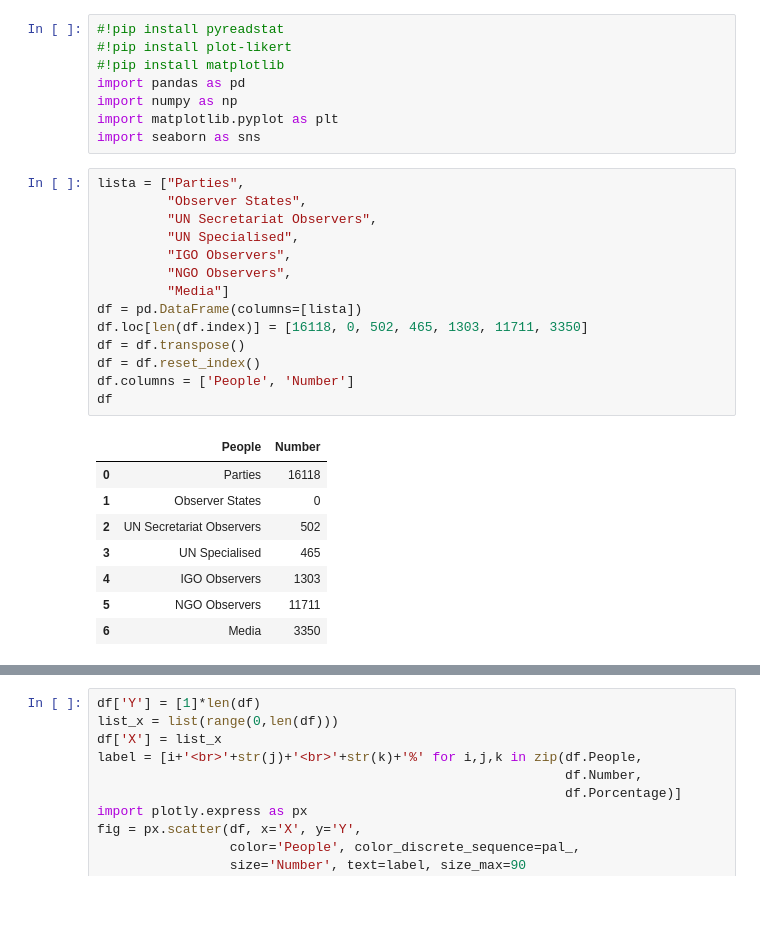
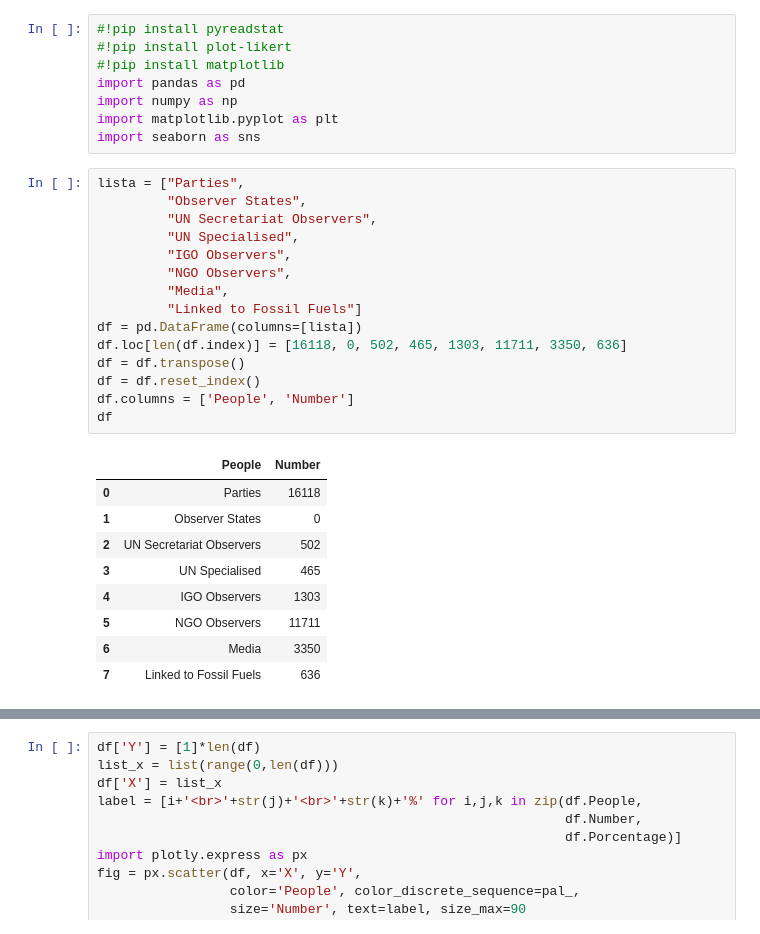
Before and after one commit to PhelaPoscam/FRFI_GOP27, a Jupyter notebook: GOP27.ipynb, the cells around one changed output, grey strips where cells are left out. Saved outputs shown, nothing was run; the diff lists cells and outputs as text; blank space fills up the shorter version.

```diff
--- a/GOP27.ipynb
+++ b/GOP27.ipynb
@@ -11,23 +11,25 @@ import seaborn as sns
 # %%
 lista = ["Parties",
          "Observer States",
          "UN Secretariat Observers",
          "UN Specialised",
          "IGO Observers",
          "NGO Observers",
-         "Media"]
+         "Media",
+         "Linked to Fossil Fuels"]
 df = pd.DataFrame(columns=[lista])
-df.loc[len(df.index)] = [16118, 0, 502, 465, 1303, 11711, 3350]
+df.loc[len(df.index)] = [16118, 0, 502, 465, 1303, 11711, 3350, 636]
 df = df.transpose()
 df = df.reset_index()
 df.columns = ['People', 'Number']
 df
 # %% [output]
 |  | People | Number |
 | 0 | Parties | 16118 |
 | 1 | Observer States | 0 |
 | 2 | UN Secretariat Observers | 502 |
 | 3 | UN Specialised | 465 |
 | 4 | IGO Observers | 1303 |
 | 5 | NGO Observers | 11711 |
 | 6 | Media | 3350 |
+| 7 | Linked to Fossil Fuels | 636 |
```
Also changed, not shown: parts of 9 cells of this notebook.
